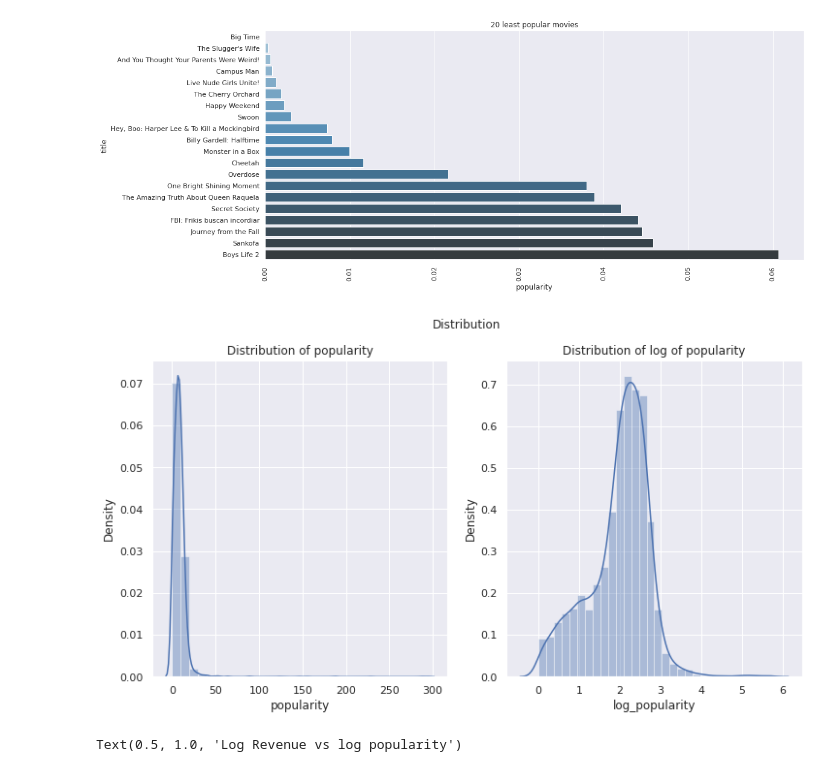
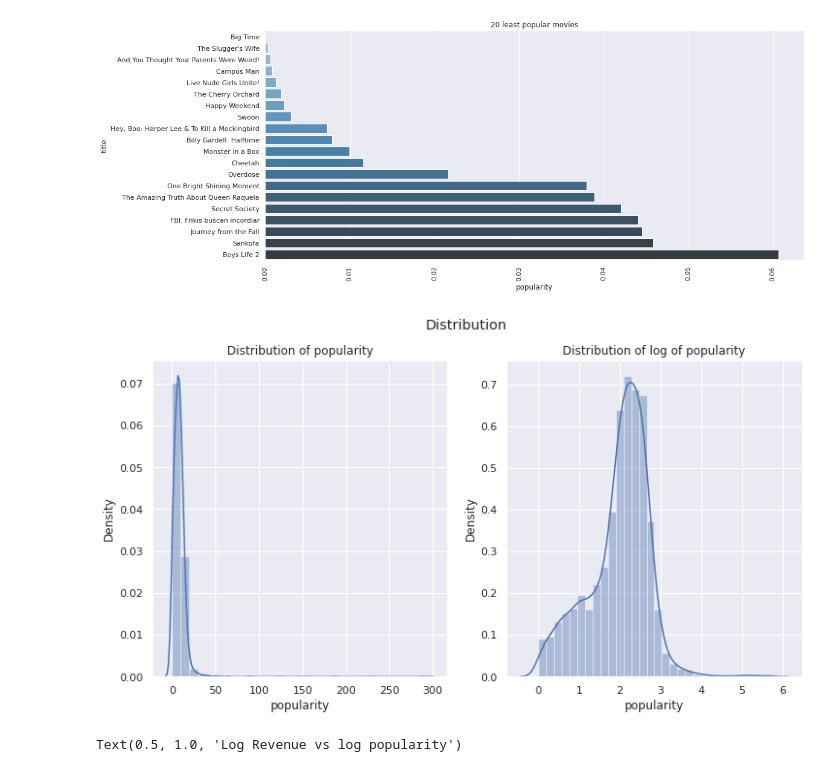
Before and after one commit to eRafaell/kaggle_tmdb_box_office_prediction, a Jupyter notebook: tmdb_box_office_prediction.ipynb, the cells around one changed output. Cells and saved outputs as stored; diff of their text form; code cells hidden in the pictures.

```diff
--- a/tmdb_box_office_prediction.ipynb
+++ b/tmdb_box_office_prediction.ipynb
@@ -1540,17 +1552,15 @@ plt.show()
 [figure]
 # %%
 # Distribution of popularity
-train['log_popularity'] = np.log1p(train['popularity'])
-
 fig, ax = plt.subplots(nrows=1, ncols=2, figsize=(12,6))
 sns.distplot(train['popularity'], bins=30, ax=ax[0])
-sns.distplot(train['log_popularity'], bins=30, ax=ax[1])
+sns.distplot(np.log1p(train['popularity']), bins=30, ax=ax[1])
 
 fig.suptitle('Distribution')
 ax[0].title.set_text('Distribution of popularity')
 ax[1].title.set_text('Distribution of log of popularity')
 # %% [output]
-[figure, old version]
+[figure, new version]
 # %%
 # Relationship between popularity and revenue
 plt.figure(figsize=(15, 6))
```
Also changed, not shown: parts of 72 cells of this notebook.
